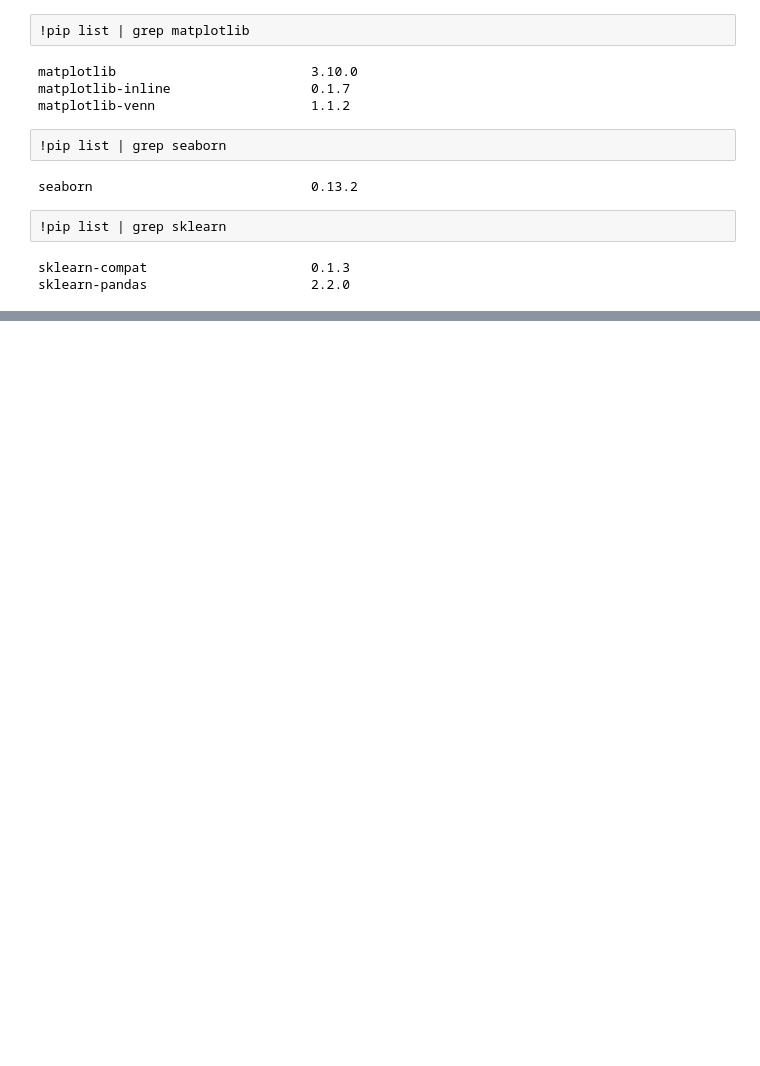
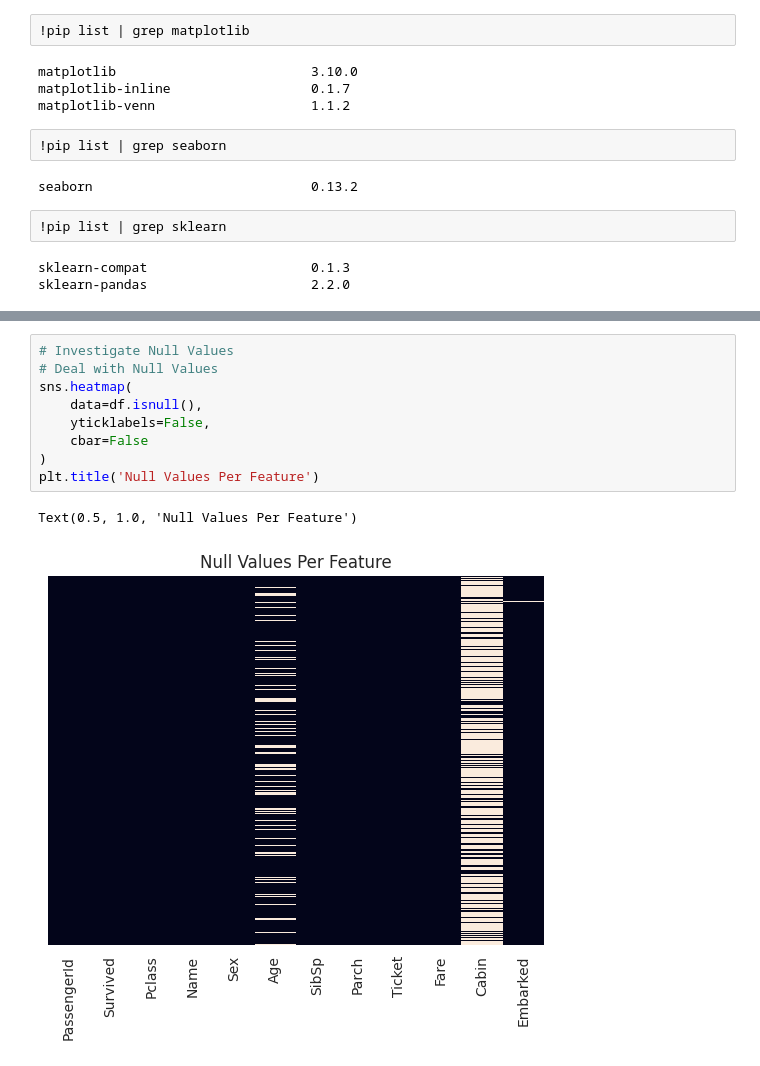
Before and after one commit to thomaspurk/python-ml-examples, a Jupyter notebook: SciKit_Learn_Logistic_Regression_Demo.ipynb, the cells around one changed output, grey strips where cells are left out. Saved outputs shown, nothing was run; the diff lists cells and outputs as text; blank space fills up the shorter version.

```diff
--- a/SciKit_Learn_Logistic_Regression_Demo.ipynb
+++ b/SciKit_Learn_Logistic_Regression_Demo.ipynb
@@ -50,0 +106,12 @@ uploaded = files.upload()
+# %%
+# Investigate Null Values
+# Deal with Null Values
+sns.heatmap(
+    data=df.isnull(),
+    yticklabels=False,
+    cbar=False
+)
+plt.title('Null Values Per Feature')
+# %% [output]
+Text(0.5, 1.0, 'Null Values Per Feature')
+[figure, added]
```
Also changed, not shown: parts of 9 cells of this notebook.
